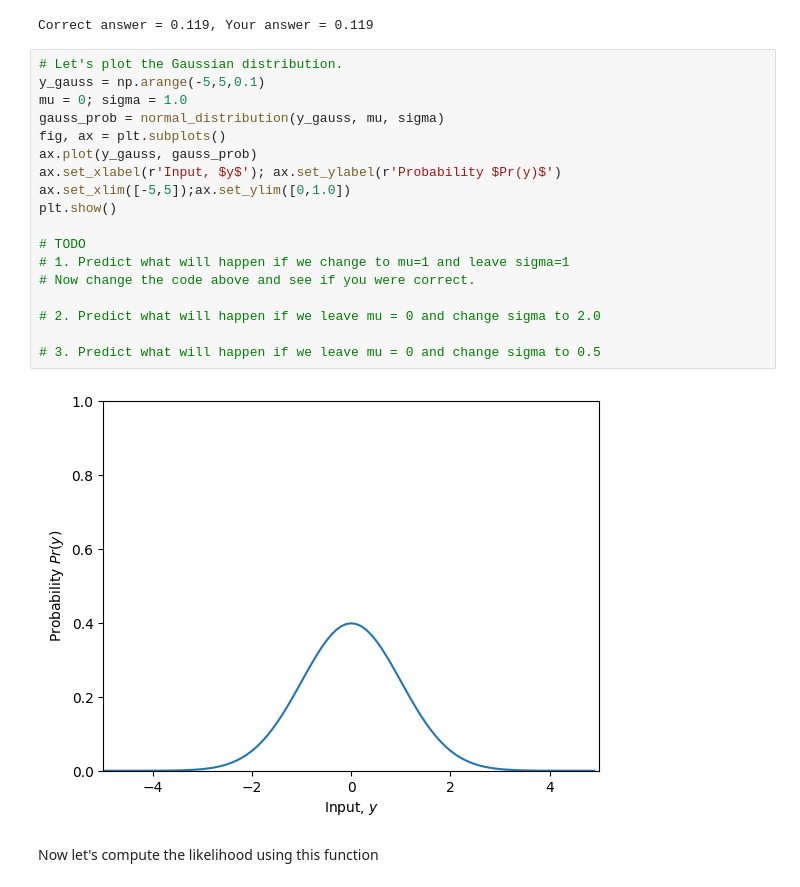
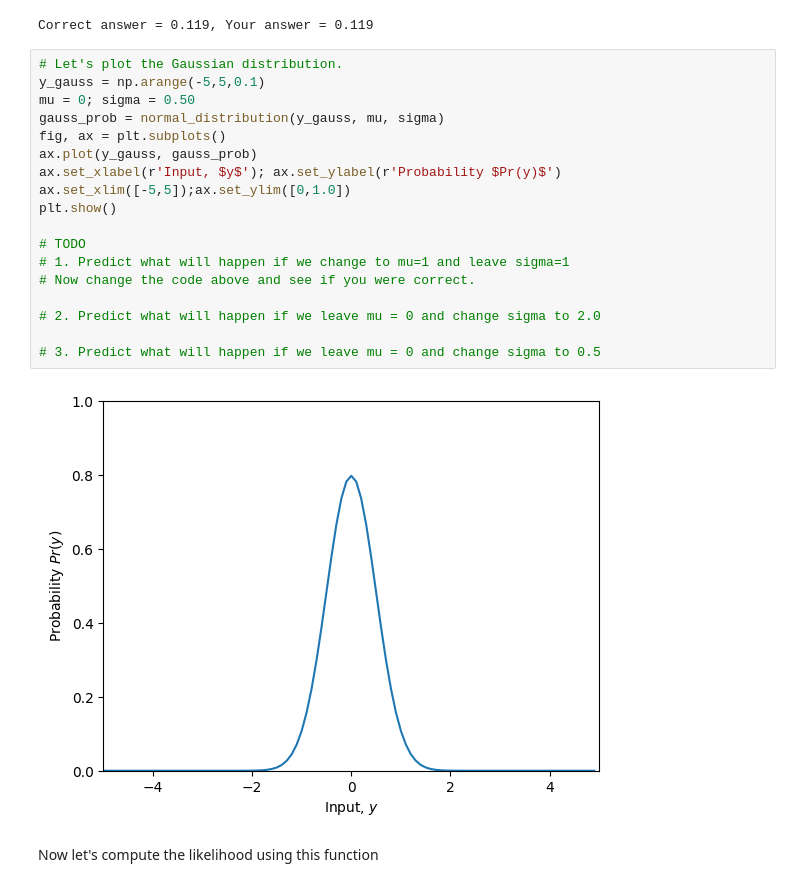
Before and after one commit to camargoOzen/Deep-Learning, a Jupyter notebook: Notebooks/LossFunctions/5_1_Least_Squares_Loss.ipynb, the cells around one changed output. Saved outputs shown, nothing was run; the diff lists cells and outputs as text.

```diff
--- a/Notebooks/LossFunctions/5_1_Least_Squares_Loss.ipynb
+++ b/Notebooks/LossFunctions/5_1_Least_Squares_Loss.ipynb
@@ -111,23 +111,23 @@ Correct answer = 0.119, Your answer = 0.119
 # %%
 # Let's plot the Gaussian distribution.
 y_gauss = np.arange(-5,5,0.1)
-mu = 0; sigma = 1.0
+mu = 0; sigma = 0.50
 gauss_prob = normal_distribution(y_gauss, mu, sigma)
 fig, ax = plt.subplots()
 ax.plot(y_gauss, gauss_prob)
 ax.set_xlabel(r'Input, $y$'); ax.set_ylabel(r'Probability $Pr(y)$')
 ax.set_xlim([-5,5]);ax.set_ylim([0,1.0])
 plt.show()
 
 # TODO
 # 1. Predict what will happen if we change to mu=1 and leave sigma=1
 # Now change the code above and see if you were correct.
 
 # 2. Predict what will happen if we leave mu = 0 and change sigma to 2.0
 
 # 3. Predict what will happen if we leave mu = 0 and change sigma to 0.5
 # %% [output]
-[figure, old version]
+[figure, new version]
 # %% [markdown]
 Now let's compute the likelihood using this function
 # %%
```
Also changed, not shown: 2 other files.
